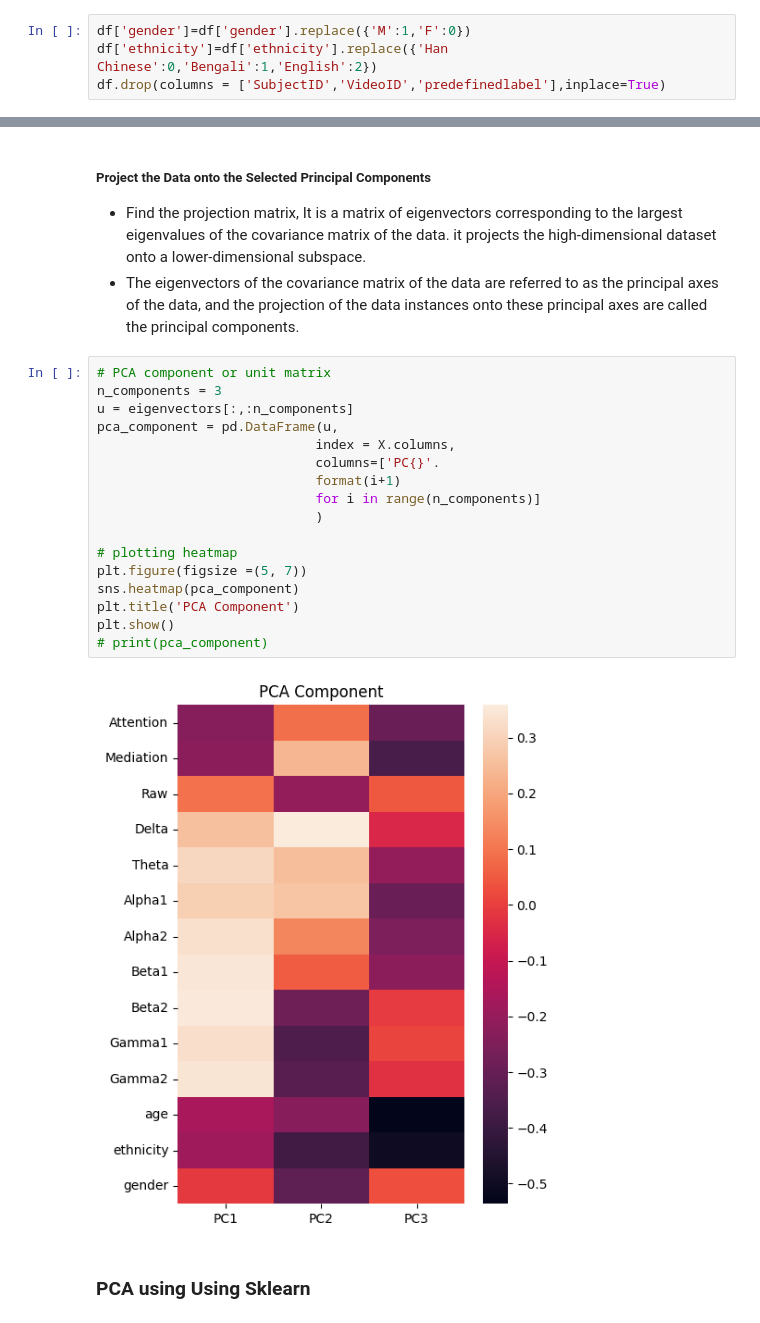
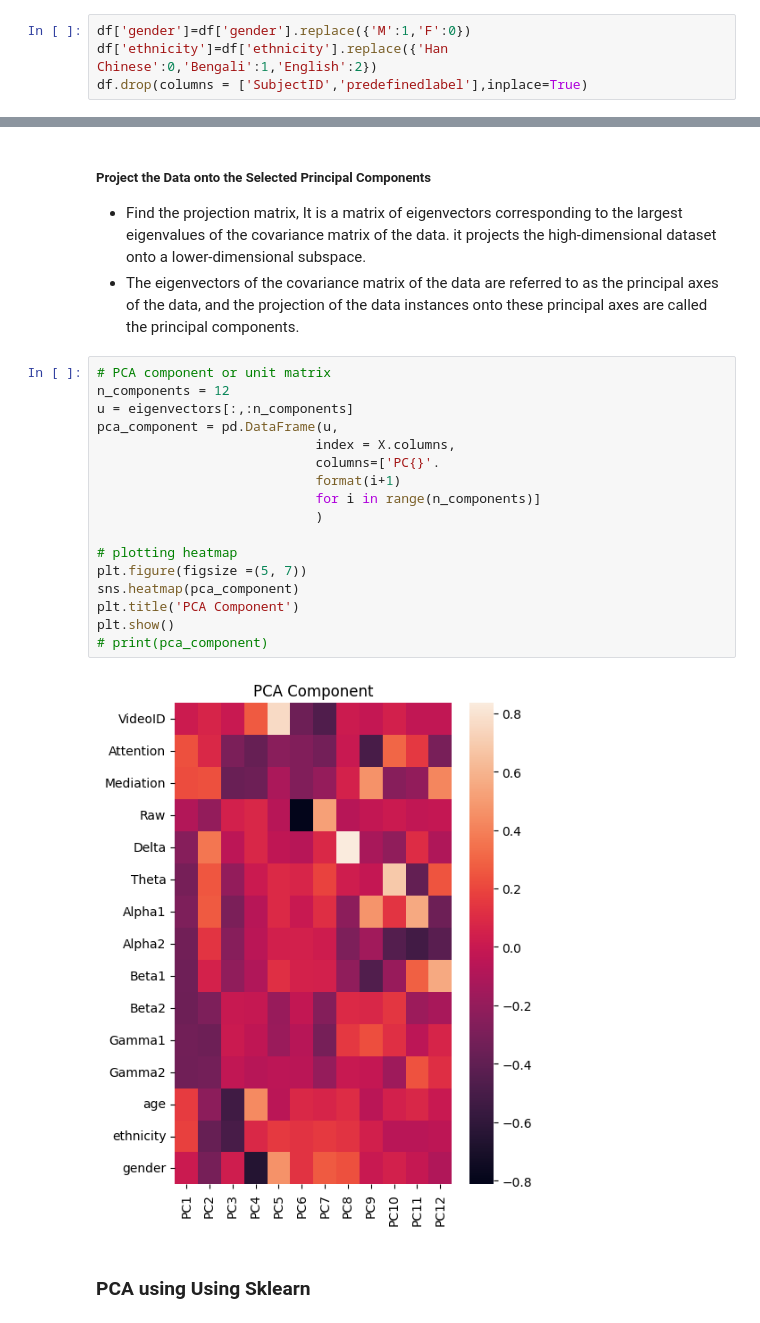
Before and after one commit to animeshmaiti/dyslexia-detection-eeg, a Jupyter notebook: EEg-PCA/using-PCA.ipynb, the cells around one changed output, grey strips where cells are left out. Saved outputs shown, nothing was run; the diff lists cells and outputs as text.

```diff
--- a/EEg-PCA/using-PCA.ipynb
+++ b/EEg-PCA/using-PCA.ipynb
@@ -33,7 +33,7 @@ replacing string values with integer values and dropping the meaningless feature
 # %%
 df['gender']=df['gender'].replace({'M':1,'F':0})
 df['ethnicity']=df['ethnicity'].replace({'Han Chinese':0,'Bengali':1,'English':2})
-df.drop(columns = ['SubjectID','VideoID','predefinedlabel'],inplace=True)
+df.drop(columns = ['SubjectID','predefinedlabel'],inplace=True)
 # %% [markdown]
 defining the target
 # %%
@@ -125,23 +124,23 @@ np.int64(3)
 - The eigenvectors of the covariance matrix of the data are referred to as the principal axes of the data, and the projection of the data instances onto these principal axes are called the principal components.
 # %%
 # PCA component or unit matrix
-n_components = 3
+n_components = 12
 u = eigenvectors[:,:n_components]
 pca_component = pd.DataFrame(u,
 							index = X.columns,
 							columns=['PC{}'.
 							format(i+1)
 							for i in range(n_components)]
 							)
 
 # plotting heatmap
 plt.figure(figsize =(5, 7))
 sns.heatmap(pca_component)
 plt.title('PCA Component')
 plt.show()
 # print(pca_component)
 # %% [output]
-[figure, old version]
+[figure, new version]
 # %% [markdown]
 ### PCA using Using Sklearn
 # %%
```
Also changed, not shown: parts of 24 cells of this notebook, 2 other files.
